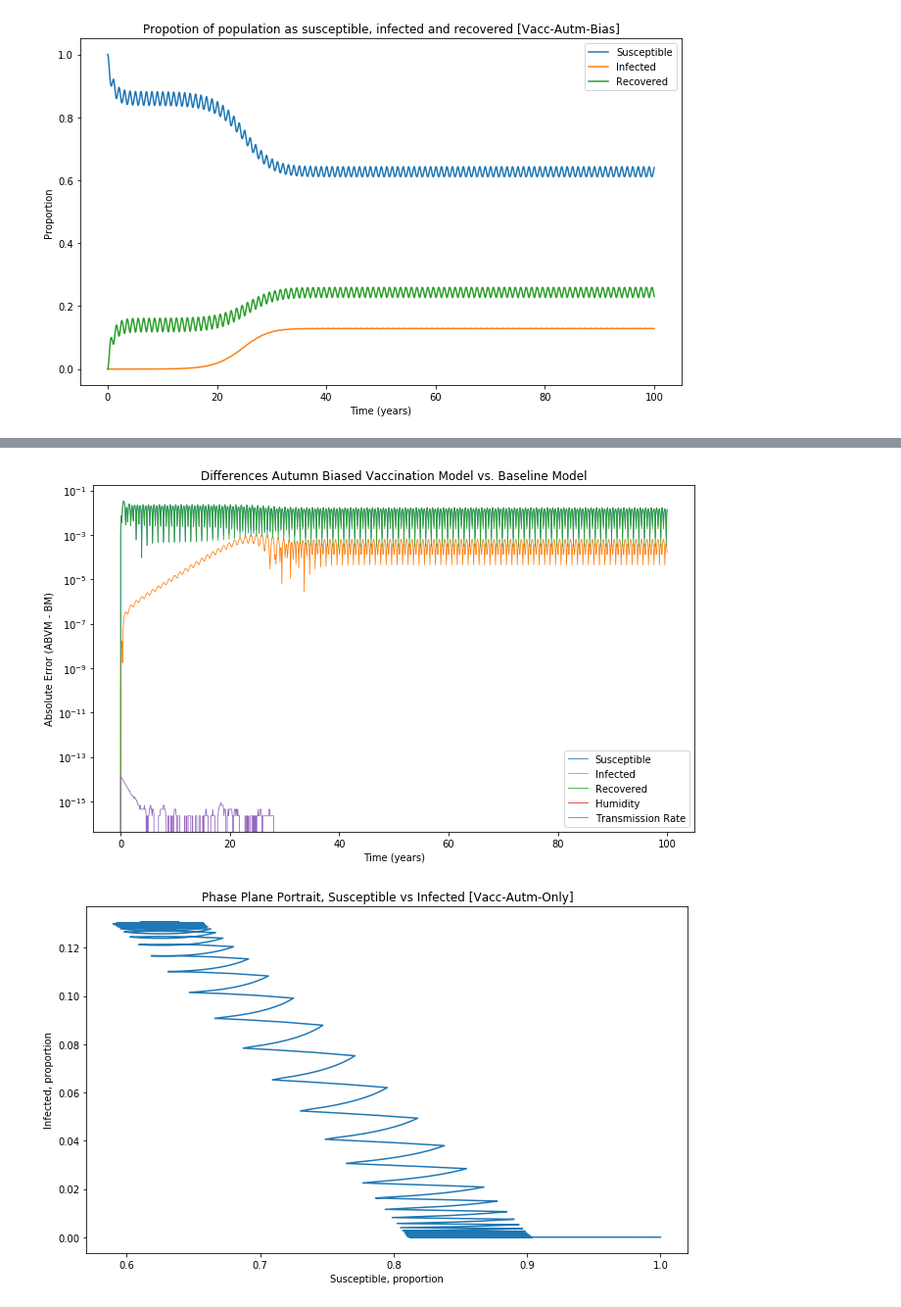
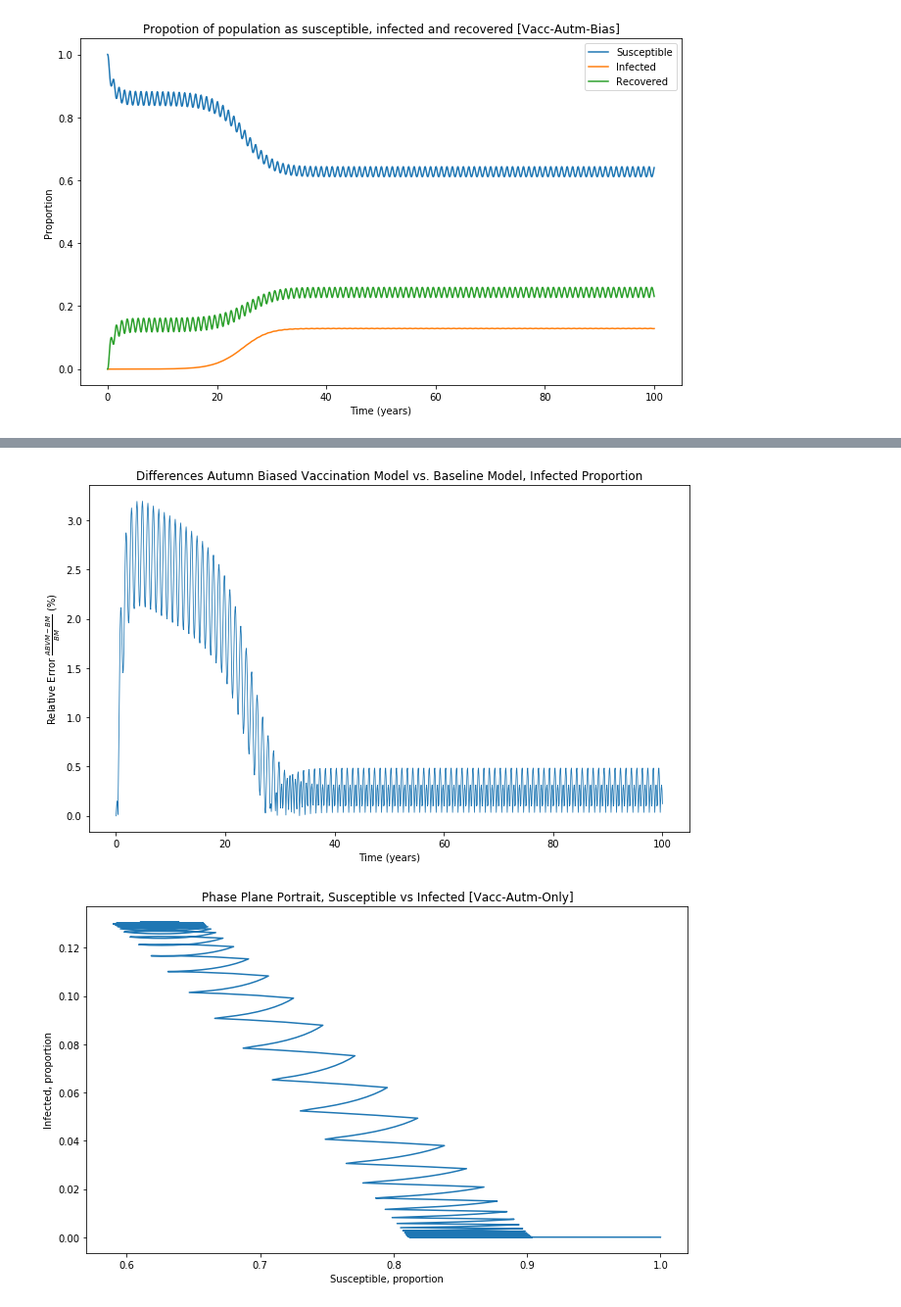
Before and after one commit to dwu402/self-harm, a Jupyter notebook: climate_forward.ipynb, the cells around one changed output, grey strips where cells are left out. Shown at 98% size. Cells and saved outputs as stored; diff of their text form; code cells hidden in the pictures.

```diff
--- a/climate_forward.ipynb
+++ b/climate_forward.ipynb
@@ -296,12 +312,11 @@ plt.xlabel("Time (years)");
 # %%
 plt.figure()
-plt.semilogy(T4, np.abs((solution_an.sol(T4) - solution_ve1.y).T), linewidth=0.8)
-plt.legend(["Susceptible", "Infected", "Recovered", "Humidity", "Transmission Rate"])
-plt.title("Differences Autumn Biased Vaccination Model vs. Baseline Model")
-plt.ylabel("Absolute Error (ABVM - BM)")
+plt.plot(T4, 100*np.abs(((solution_an.sol(T4) - solution_ve1.y)/solution_an.sol(T4))[1].T), linewidth=0.8)
+plt.title("Differences Autumn Biased Vaccination Model vs. Baseline Model, Infected Proportion")
+plt.ylabel(r"Relative Error $\frac{ABVM - BM}{BM}$ (%)")
 plt.xlabel("Time (years)");
 # %% [output]
-[figure, old version]
+[figure, new version]
 # %%
 plt.figure()
 plt.plot(S3, I3)
```
Also changed, not shown: parts of 16 cells of this notebook.
